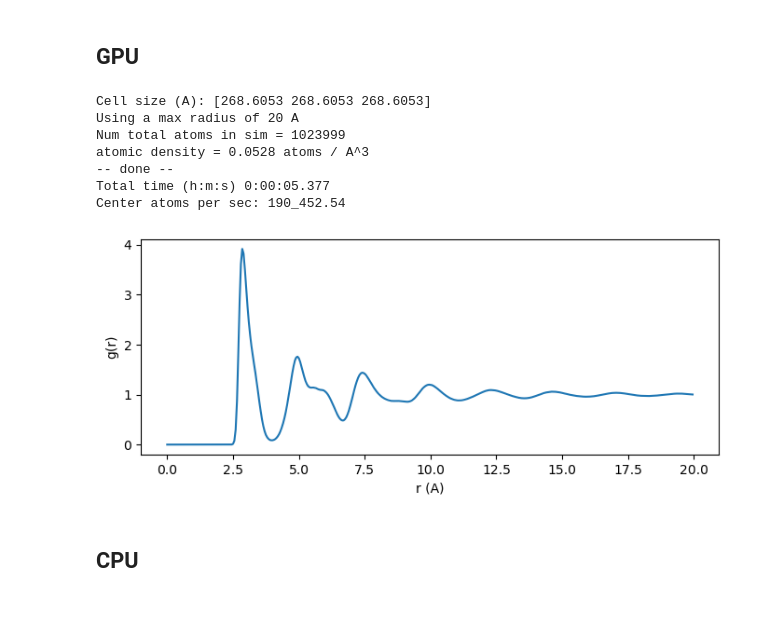
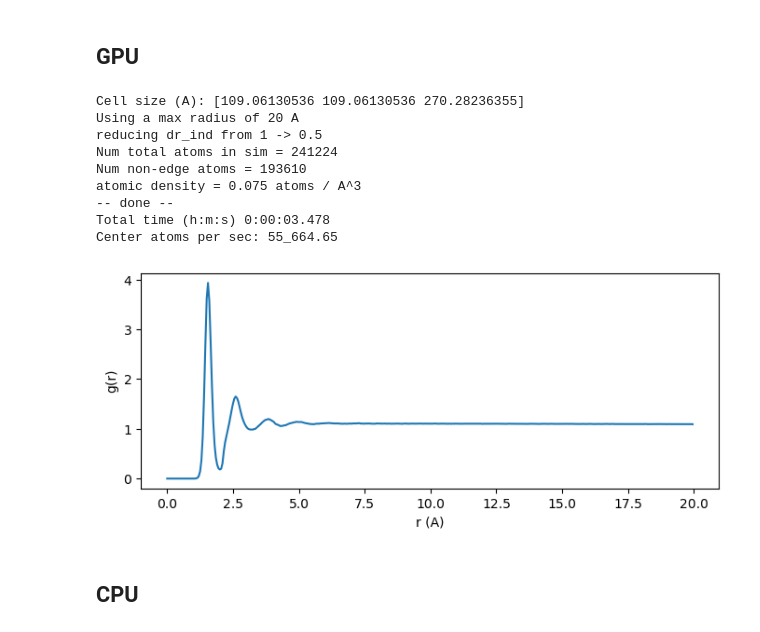
Before and after one commit to Art-MC/GAS, a Jupyter notebook: gas/PDFs/notebooks/RDF_2body_demo.ipynb, the cells around one changed output. Drawn from its saved outputs; the diff is of its cells as text; code cells hidden in the pictures.

```diff
--- a/gas/PDFs/notebooks/RDF_2body_demo.ipynb
+++ b/gas/PDFs/notebooks/RDF_2body_demo.ipynb
@@ -64,0 +41,16 @@ total atoms: 1023999
+# %%
+matdir = Path("/data1/PDF/structures/C")
+material = "C"
+print("dir exists: ", matdir.exists())
+
+files_all = sorted(list(matdir.glob("*.xyz")))
+files_heated = sorted(list(matdir.glob("*heated.xyz")))
+files_quenched = sorted(list(matdir.glob("*quenched.xyz")))
+files_initial = sorted(list(matdir.glob("*initial.xyz")))
+print("all files: ", [f.stem for f in files_all])
+
+i = 0
+f = files_all[i]
+
+filter_pos = [None, None, None]
+atoms = load_xyz(f, filter_pos=filter_pos)
@@ -68,40 +66,42 @@ total atoms: 1023999
 ### The main variable here is batch_size, I have found that 25k is the roughly optimal
 ### value for my GPU. If running out of memory, decrease batch_size,
 ### if things are slow, increase skip
 ### For me, runs with skip=1, r_max=20 in ~ 4.6 seconds, ~225k centers/second
 
 batch_size = 25_000
 
 dr = 0.05
 hist_r_max = 20
 skip = 1
 
 rdf = RDF(device=device, v=1)
 r, gr = rdf.rdf(
     atoms,
     dr=dr,
     hist_r_max=hist_r_max,
     skip=skip,
-    pbcs=pbcs,
+    pbcs=atoms.get_pbc(),
     batch_size= batch_size,
     reduced=True,
 )
 r, gr = r.get(), gr.get()
 
 fig, ax = plt.subplots(figsize=(8,3))
 ax.plot(r, gr)
 ax.set_xlabel("r (A)")
 ax.set_ylabel("g(r)")
 plt.show()
 # %% [output]
-Cell size (A): [268.6053 268.6053 268.6053]
+Cell size (A): [109.06130536 109.06130536 270.28236355]
 Using a max radius of 20 A
-Num total atoms in sim = 1023999
-atomic density = 0.0528 atoms / A^3
+reducing dr_ind from 1 -> 0.5
+Num total atoms in sim = 241224
+Num non-edge atoms = 193610
+atomic density = 0.075 atoms / A^3
 -- done --
-Total time (h:m:s) 0:00:05.377
-Center atoms per sec: 190_452.54
+Total time (h:m:s) 0:00:03.478
+Center atoms per sec: 55_664.65
-[figure, old version]
+[figure, new version]
 # %% [markdown]
 ## CPU
 # %%
```
Also changed, not shown: parts of 6 cells of this notebook, 2 other files.
